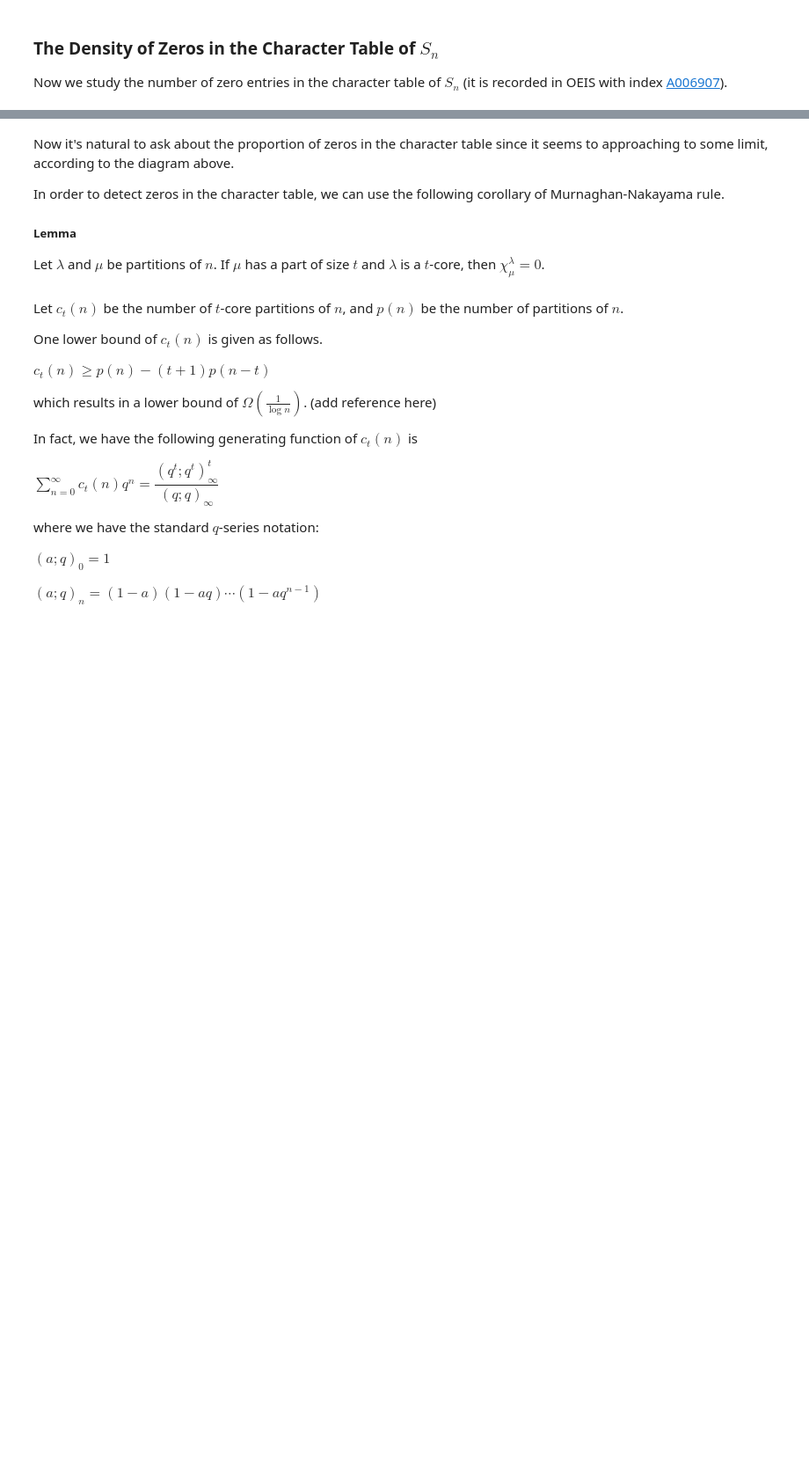
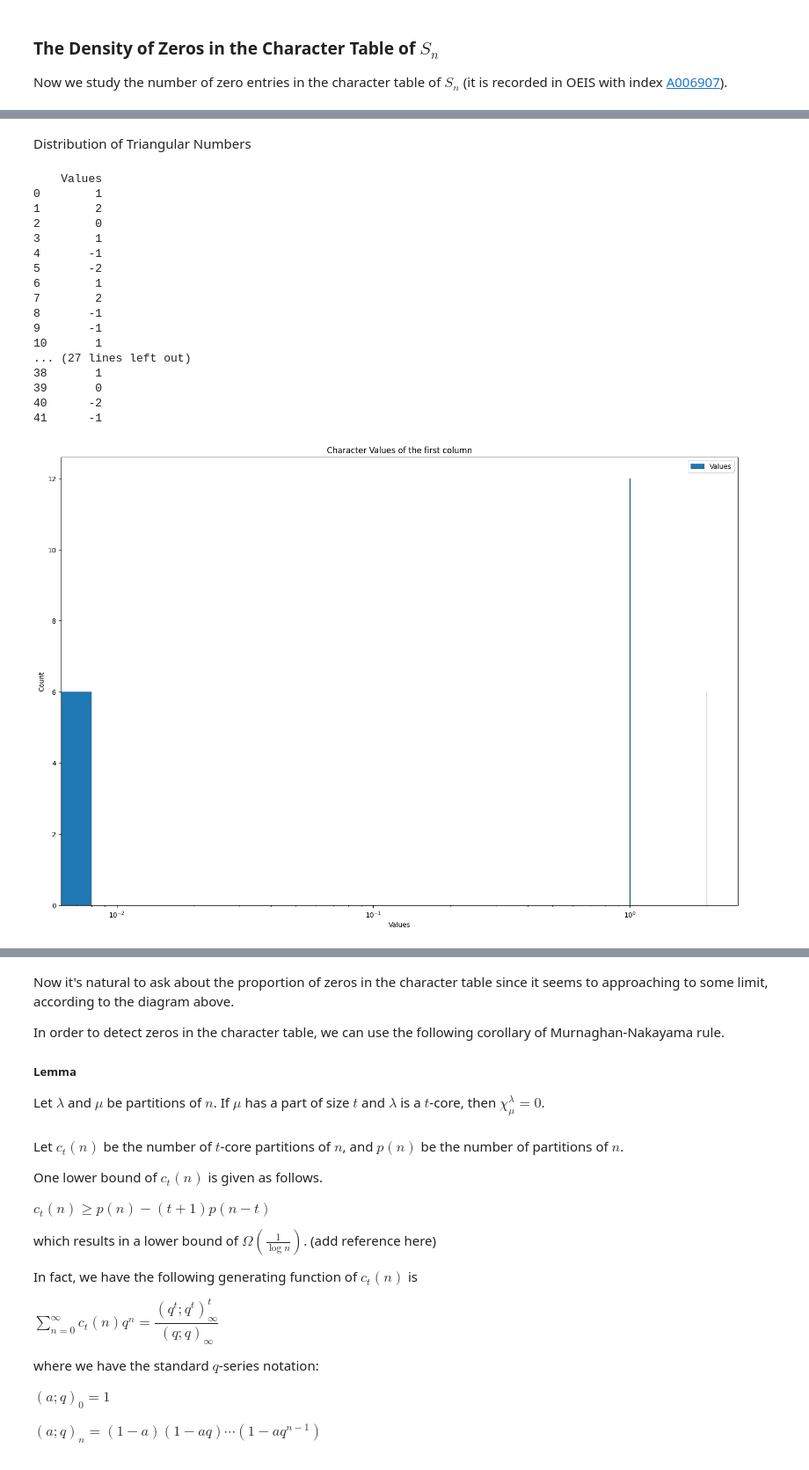
Before and after one commit to TonyZhang2004/Character_Table_of_Symmetric_Groups, a Jupyter notebook: char_table.ipynb, the cells around one changed output, grey strips where cells are left out. Shown: that part at 88% size. Cells and saved outputs as stored; diff of their text form; code cells hidden in the pictures; blank space fills up the shorter version.

```diff
--- a/char_table.ipynb
+++ b/char_table.ipynb
@@ -250,0 +262,53 @@ plt.show()
+# %% [markdown]
+Distribution of Triangular Numbers
+# %%
+triangular_numbers_index = {
+    10: 19,  # 21 -  1 -1
+    15: 73,  # 75 - 1 - 1
+}
+N = 10
+df = pd.read_csv("char_{}.csv".format(N))
+first_column = df.iloc[1:, triangular_numbers_index[N]]
+positions = range(len(first_column))
+values = first_column.values
+df2 = pd.DataFrame(values, columns=["Values"])
+print(df2)
+# Plot histogram with custom labels
+ax = df2.plot(
+    kind="hist", edgecolor="black", bins=500, linewidth=0.2, logx=True, figsize=(18, 12)
+)
+# Customize labels and title
+# plt.subplots(figsize=(36, 24))
+plt.xlabel("Values")
+plt.ylabel("Count")
+plt.title("Character Values of the first column")
+# Show the plot
+plt.show()
+
+ax = df2.plot(kind="hist", edgecolor="black", bins=500, linewidth=0.2, figsize=(18, 12))
+# Customize labels and title
+# plt.subplots(figsize=(36, 24))
+plt.xlabel("Values")
+plt.ylabel("Count")
+plt.title("Character Values of the first column")
+# Show the plot
+plt.show()
+# %% [output]
+    Values
+0        1
+1        2
+2        0
+3        1
+4       -1
+5       -2
+6        1
+7        2
+8       -1
+9       -1
+10       1
+... (27 lines left out)
+38       1
+39       0
+40      -2
+41      -1
+[figure, added]
```
Also changed, not shown: parts of 9 cells of this notebook, 3 other files.
